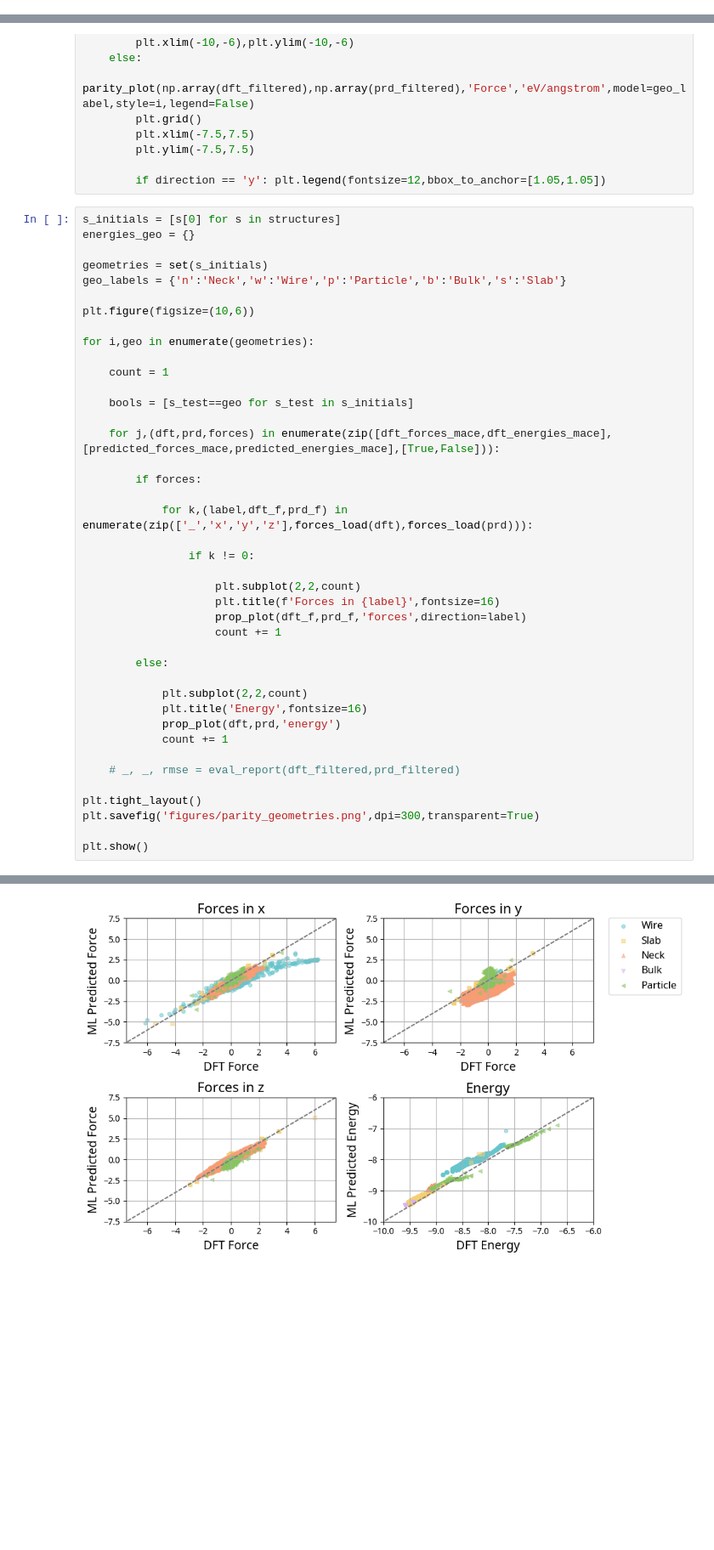
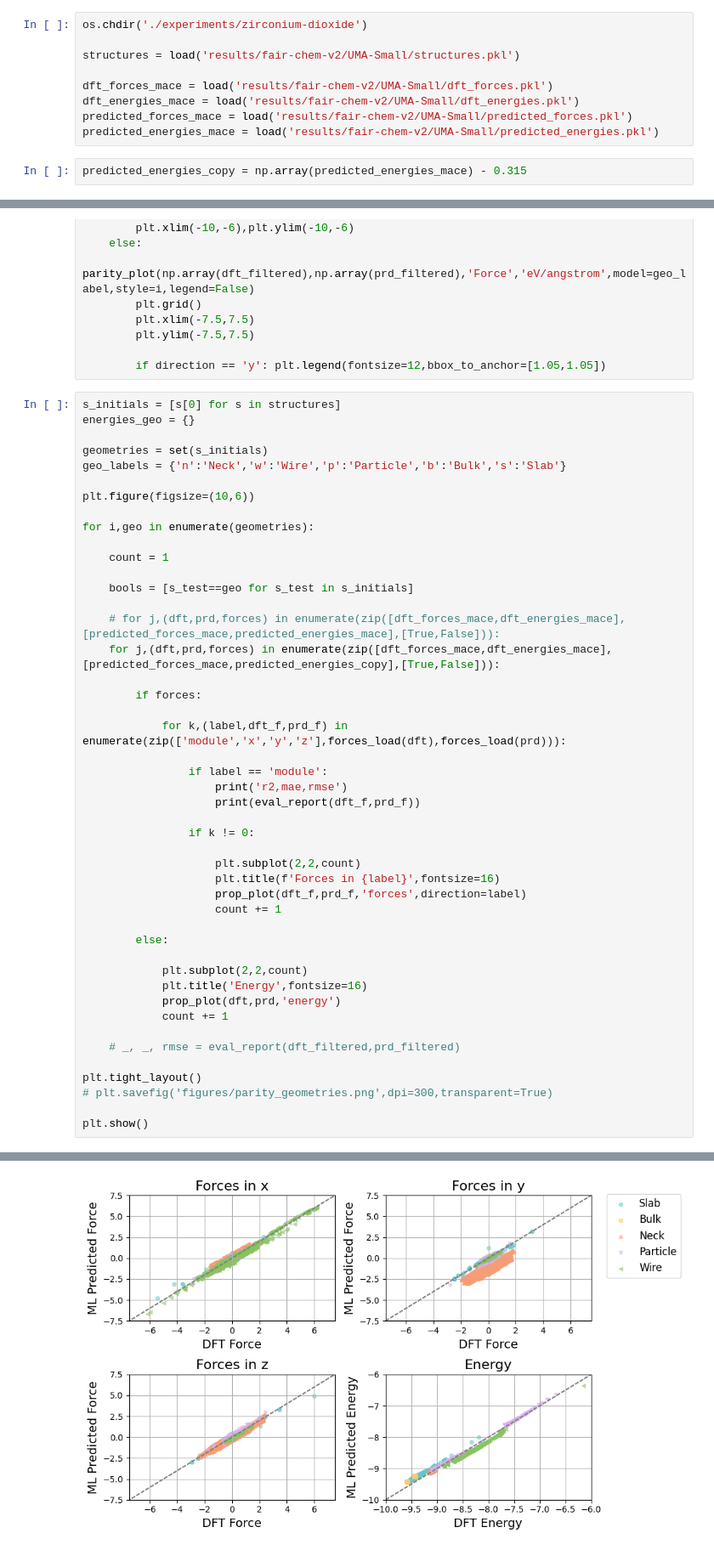
Before and after one commit to pedrozanineli/inference, a Jupyter notebook: experiments/zirconium-dioxide/6_parity_geometries.ipynb, the cells around one changed output, grey strips where cells are left out. Shown at 85% size. Cells and saved outputs as stored; diff of their text form; blank space fills up the shorter version.

```diff
--- a/experiments/zirconium-dioxide/6_parity_geometries.ipynb
+++ b/experiments/zirconium-dioxide/6_parity_geometries.ipynb
@@ -17,0 +18,11 @@ predicted_energies_mace = load('results/mace/MACE-MP-0/predicted_energies.pkl')
+# %%
+os.chdir('./experiments/zirconium-dioxide')
+
+structures = load('results/fair-chem-v2/UMA-Small/structures.pkl')
+
+dft_forces_mace = load('results/fair-chem-v2/UMA-Small/dft_forces.pkl')
+dft_energies_mace = load('results/fair-chem-v2/UMA-Small/dft_energies.pkl')
+predicted_forces_mace = load('results/fair-chem-v2/UMA-Small/predicted_forces.pkl')
+predicted_energies_mace = load('results/fair-chem-v2/UMA-Small/predicted_energies.pkl')
+# %%
+predicted_energies_copy = np.array(predicted_energies_mace) - 0.315
@@ -56,11 +71,16 @@ for i,geo in enumerate(geometries):
 
     bools = [s_test==geo for s_test in s_initials]
 
-    for j,(dft,prd,forces) in enumerate(zip([dft_forces_mace,dft_energies_mace],[predicted_forces_mace,predicted_energies_mace],[True,False])):
+    # for j,(dft,prd,forces) in enumerate(zip([dft_forces_mace,dft_energies_mace],[predicted_forces_mace,predicted_energies_mace],[True,False])):
+    for j,(dft,prd,forces) in enumerate(zip([dft_forces_mace,dft_energies_mace],[predicted_forces_mace,predicted_energies_copy],[True,False])):
 
         if forces:
 
-            for k,(label,dft_f,prd_f) in enumerate(zip(['_','x','y','z'],forces_load(dft),forces_load(prd))):
+            for k,(label,dft_f,prd_f) in enumerate(zip(['module','x','y','z'],forces_load(dft),forces_load(prd))):
+
+                if label == 'module':
+                    print('r2,mae,rmse')
+                    print(eval_report(dft_f,prd_f))
 
                 if k != 0:
 
@@ -79,7 +99,7 @@ for i,geo in enumerate(geometries):
     # _, _, rmse = eval_report(dft_filtered,prd_filtered)
 
 plt.tight_layout()
-plt.savefig('figures/parity_geometries.png',dpi=300,transparent=True)
+# plt.savefig('figures/parity_geometries.png',dpi=300,transparent=True)
 
 plt.show()
 # %% [output]
@@ -86 +116 @@ plt.show()
-[figure, old version]
+[figure, new version]
```
Also changed, not shown: parts of 4 cells of this notebook, 10 other files.
